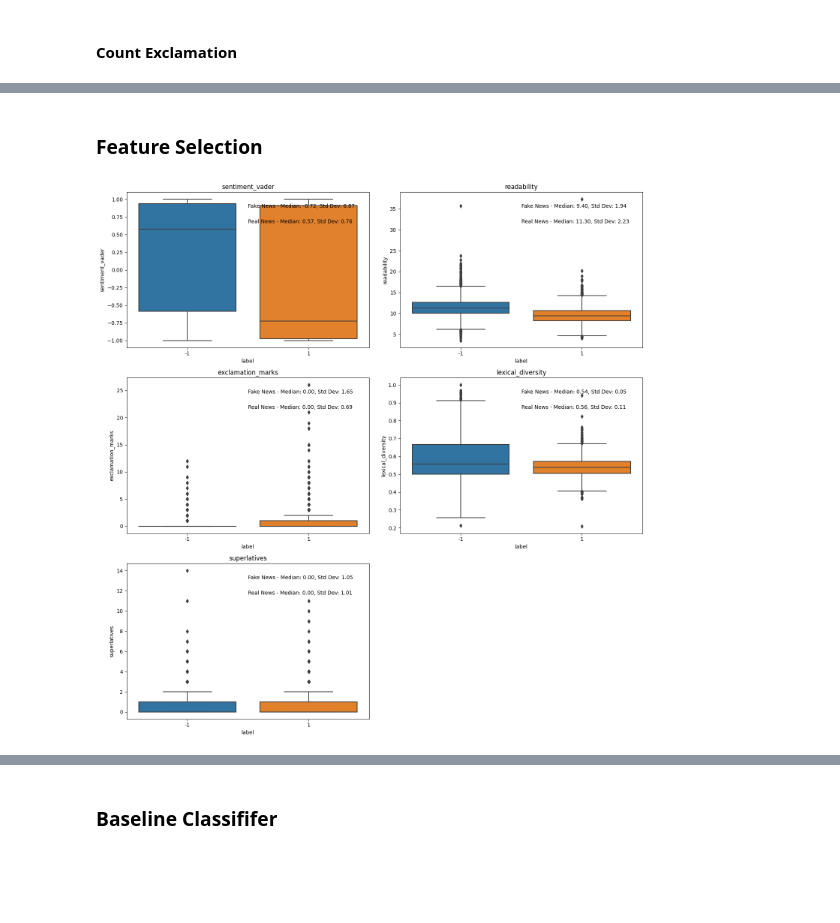
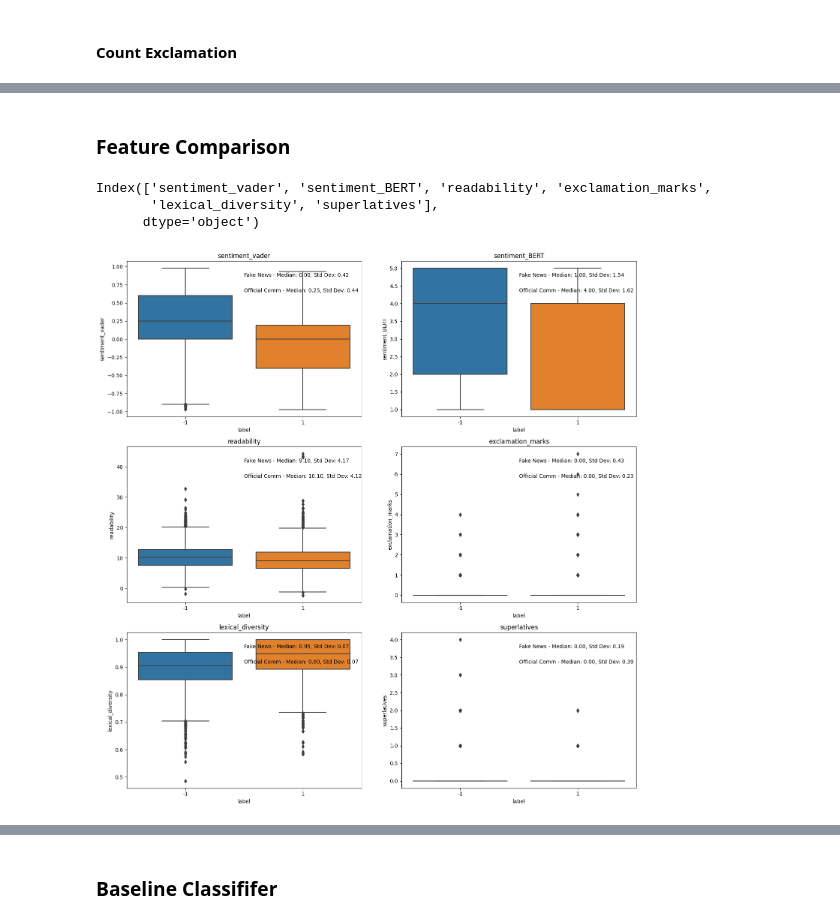
Before and after one commit to maximiliansteu/dissertation, a Jupyter notebook: feature_extraction_v01.ipynb, the cells around one changed output, grey strips where cells are left out. Saved outputs shown, nothing was run; the diff lists cells and outputs as text; code cells hidden in the pictures; blank space fills up the shorter version.

```diff
--- a/feature_extraction_v01.ipynb
+++ b/feature_extraction_v01.ipynb
@@ -511,8 +647,11 @@ feature_df['superlatives'] = combined_df['preprocessed'].apply(
 # Stemming
 stemmer = nltk.PorterStemmer()
 
-combined_df['preprocessed'] = combined_df['preprocessed'].apply(
+feature_df['preprocessed'] = feature_df['preprocessed'].apply(
     lambda x: ' '.join([stemmer.stem(word) for word in x]))
+
+feature_df_real_and_fake['preprocessed'] = feature_df_real_and_fake['preprocessed'].apply(
+    lambda x: ' '.join([stemmer.stem(word) for word in x]))
 # %%
 # Handling Negations (we do it in the end, because it would impact removing stopwords,
 # lexical diversity and counting superlatives otherwise)
@@ -531,4 +668,4 @@ KeyboardInterrupt:
 # %%
 # Compare the length
-combined_df['length_preprocessed'] = combined_df['preprocessed'].apply(len)
-combined_df
+feature_df['length_preprocessed'] = feature_df['preprocessed'].apply(len)
+feature_df_real_and_fake['length_preprocessed'] = feature_df_real_and_fake['preprocessed'].apply(len)
@@ -548,0 +743,7 @@ combined_df
+# %%
+# Exclude all posts of length > 300
+
+feature_df = feature_df[feature_df['length_preprocessed'] <= 300]
+feature_df_real_and_fake = feature_df_real_and_fake[feature_df_real_and_fake['length_preprocessed'] <= 300]
+print(len(feature_df))
+print(len(feature_df_real_and_fake))
@@ -668,9 +785,14 @@ plt.show()
 # %% [markdown]
-### Feature Selection
+### Feature Comparison
+# %%
+# Drop features
+features = feature_df.columns.drop('label').drop('id').drop('length_preprocessed').drop('preprocessed')
+print(features)
+# %% [output]
+Index(['sentiment_vader', 'sentiment_BERT', 'readability', 'exclamation_marks',
+       'lexical_diversity', 'superlatives'],
+      dtype='object')
 # %%
-
-features = feature_df.columns.drop('label')
-
 # Define the number of rows and columns for the subplot grid
 n = len(features)
 ncols = 2
@@ -680,32 +802,32 @@ nrows = n // ncols + (n % ncols > 0)
 fig, axs = plt.subplots(nrows, ncols, figsize=(15, nrows*5))
 axs = axs.flatten()  # Flatten to make indexing easier
 
 for i, feature in enumerate(features):
     # Calculate median and standard deviation for the feature by class
     median_fake = feature_df[feature_df['label'] == 1][feature].median()
     std_dev_fake = feature_df[feature_df['label'] == 1][feature].std()
 
     median_real = feature_df[feature_df['label'] == -1][feature].median()
     std_dev_real = feature_df[feature_df['label'] == -1][feature].std()
 
     # Create the boxplot
     sns.boxplot(x='label', y=feature, data=feature_df, ax=axs[i])
 
     # Set the title with median and standard deviation
     axs[i].set_title(f'{feature}')
 
     # Add the calculated stats in the plot
     axs[i].text(0.5, 0.9, f'Fake News - Median: {median_fake:.2f}, Std Dev: {std_dev_fake:.2f}',
                 transform=axs[i].transAxes)
-    axs[i].text(0.5, 0.8, f'Real News - Median: {median_real:.2f}, Std Dev: {std_dev_real:.2f}',
+    axs[i].text(0.5, 0.8, f'Official Comm - Median: {median_real:.2f}, Std Dev: {std_dev_real:.2f}',
                 transform=axs[i].transAxes)
 
 # Remove extra subplots
 if len(features) < len(axs):
     for i in range(len(features), len(axs)):
         fig.delaxes(axs[i])
 
 plt.tight_layout()
 plt.show()
 # %% [output]
-[figure, old version]
+[figure, new version]
```
Also changed, not shown: parts of 71 cells of this notebook, 3 other files.
